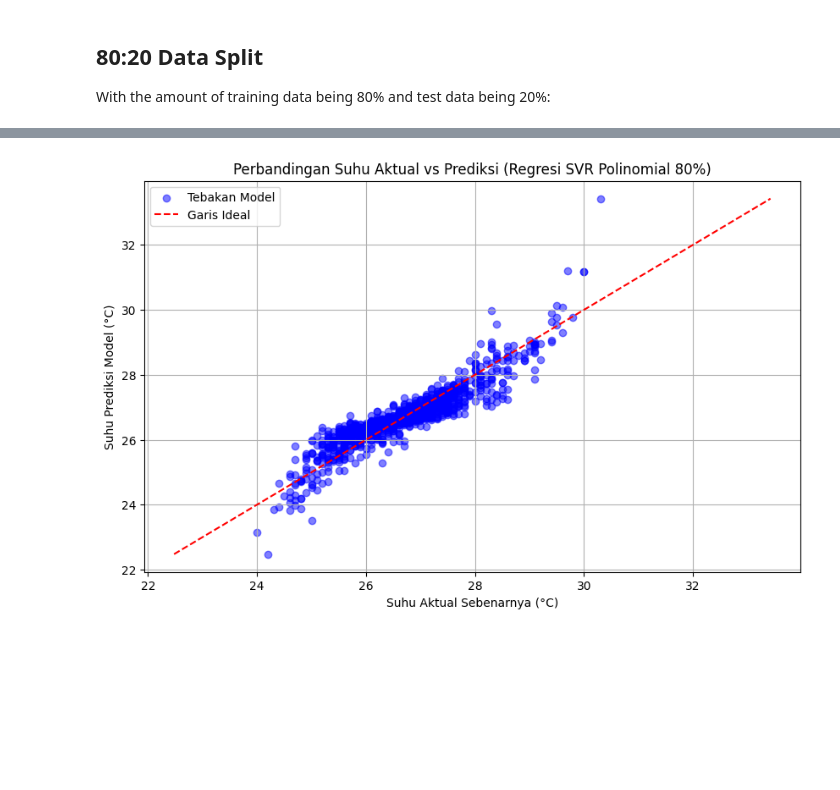
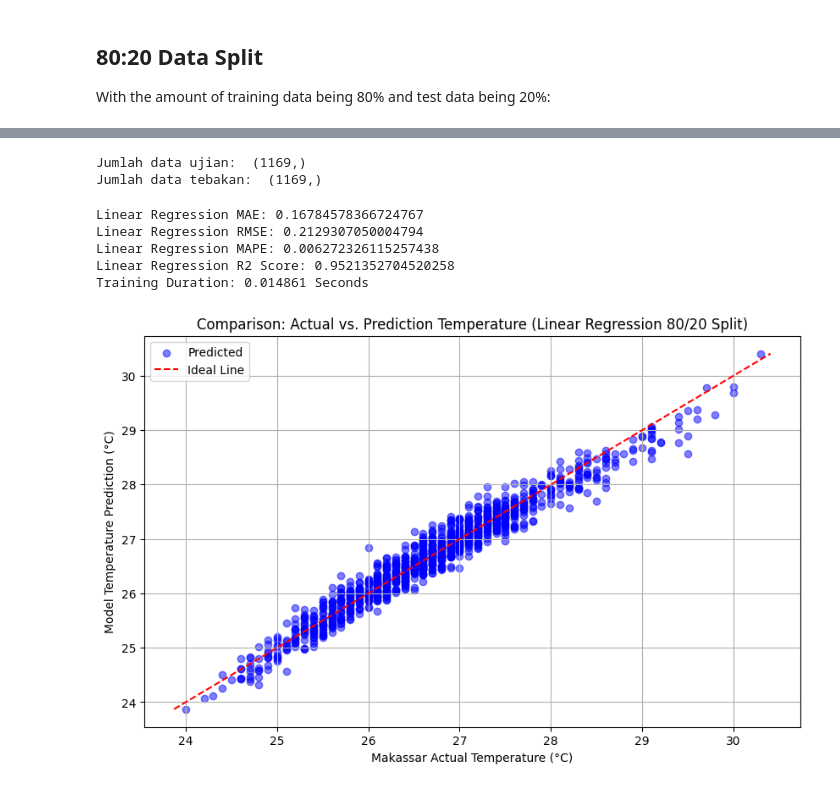
Before and after one commit to Payama01/comparative-regression-weather-makassar, a Jupyter notebook: notebooks/02_model_training_and_evaluation_8020.ipynb, the cells around one changed output, grey strips where cells are left out. Saved outputs shown, nothing was run; the diff lists cells and outputs as text; code cells hidden in the pictures; blank space fills up the shorter version.

Commit message:
Translate 8020 Data Split

```diff
--- a/notebooks/02_model_training_and_evaluation_8020.ipynb
+++ b/notebooks/02_model_training_and_evaluation_8020.ipynb
@@ -504,17 +36,0 @@ Waktu Pelatihan: 0.746985 Detik
-# %%
-import matplotlib.pyplot as plt
-
-plt.figure(figsize=(10, 6))
-plt.scatter(y_test, predict_svl_poly, alpha=0.5, color='blue', label='Tebakan Model')
-min_val = min(y_test.min(), predict_svl_poly.min())
-max_val = max(y_test.max(), predict_svl_poly.max())
-plt.plot([min_val, max_val], [min_val, max_val], color='red', linestyle='--', label='Garis Ideal')
-plt.title('Perbandingan Suhu Aktual vs Prediksi (Regresi SVR Polinomial 80%)')
-plt.xlabel('Suhu Aktual Sebenarnya (°C)')
-plt.ylabel('Suhu Prediksi Model (°C)')
-plt.legend()
-plt.grid(True)
-
-plt.show()
-# %% [output]
-[figure, removed]
@@ -520,0 +54,45 @@ plt.show()
+# %%
+#Check if the test set and prediction dimensions match
+print("Jumlah data ujian: ", y_test.shape)
+print("Jumlah data tebakan: ", predict_linear.shape)
+# %% [output]
+Jumlah data ujian:  (1169,)
+Jumlah data tebakan:  (1169,)
+# %%
+#Linear Regression Evaluation Metrics
+from sklearn.metrics import mean_absolute_error as mae, root_mean_squared_error as rmse, mean_absolute_percentage_error as mape, r2_score as r2
+
+mae_reg_linear = mae(y_test, predict_linear)
+rmse_reg_linear = rmse(y_test,predict_linear)
+mape_reg_linear = mape(y_test,predict_linear)
+r2_reg_linear = r2(y_test,predict_linear)
+duration_reg_linear = end_time - time_start
+
+print('Linear Regression MAE: {}'.format(mae_reg_linear))
+print('Linear Regression RMSE: {}'.format(rmse_reg_linear))
+print('Linear Regression MAPE: {}'.format(mape_reg_linear))
+print('Linear Regression R2 Score: {}'.format(r2_reg_linear))
+print('Training Duration: {:.6f} Seconds'.format(duration_reg_linear))
+# %% [output]
+Linear Regression MAE: 0.16784578366724767
+Linear Regression RMSE: 0.2129307050004794
+Linear Regression MAPE: 0.006272326115257438
+Linear Regression R2 Score: 0.9521352704520258
+Training Duration: 0.014861 Seconds
+# %%
+import matplotlib.pyplot as plt
+
+plt.figure(figsize=(10, 6))
+plt.scatter(y_test, predict_linear, alpha=0.5, color='blue', label='Predicted')
+min_val = min(y_test.min(), predict_linear.min())
+max_val = max(y_test.max(), predict_linear.max())
+plt.plot([min_val, max_val], [min_val, max_val], color='red', linestyle='--', label='Ideal Line')
+plt.title('Comparison: Actual vs. Prediction Temperature (Linear Regression 80/20 Split)')
+plt.xlabel('Makassar Actual Temperature (°C)')
+plt.ylabel('Model Temperature Prediction (°C)')
+plt.legend()
+plt.grid(True)
+
+plt.show()
+# %% [output]
+[figure, added]
```
Also changed, not shown: parts of 54 cells of this notebook, 4 other files.
